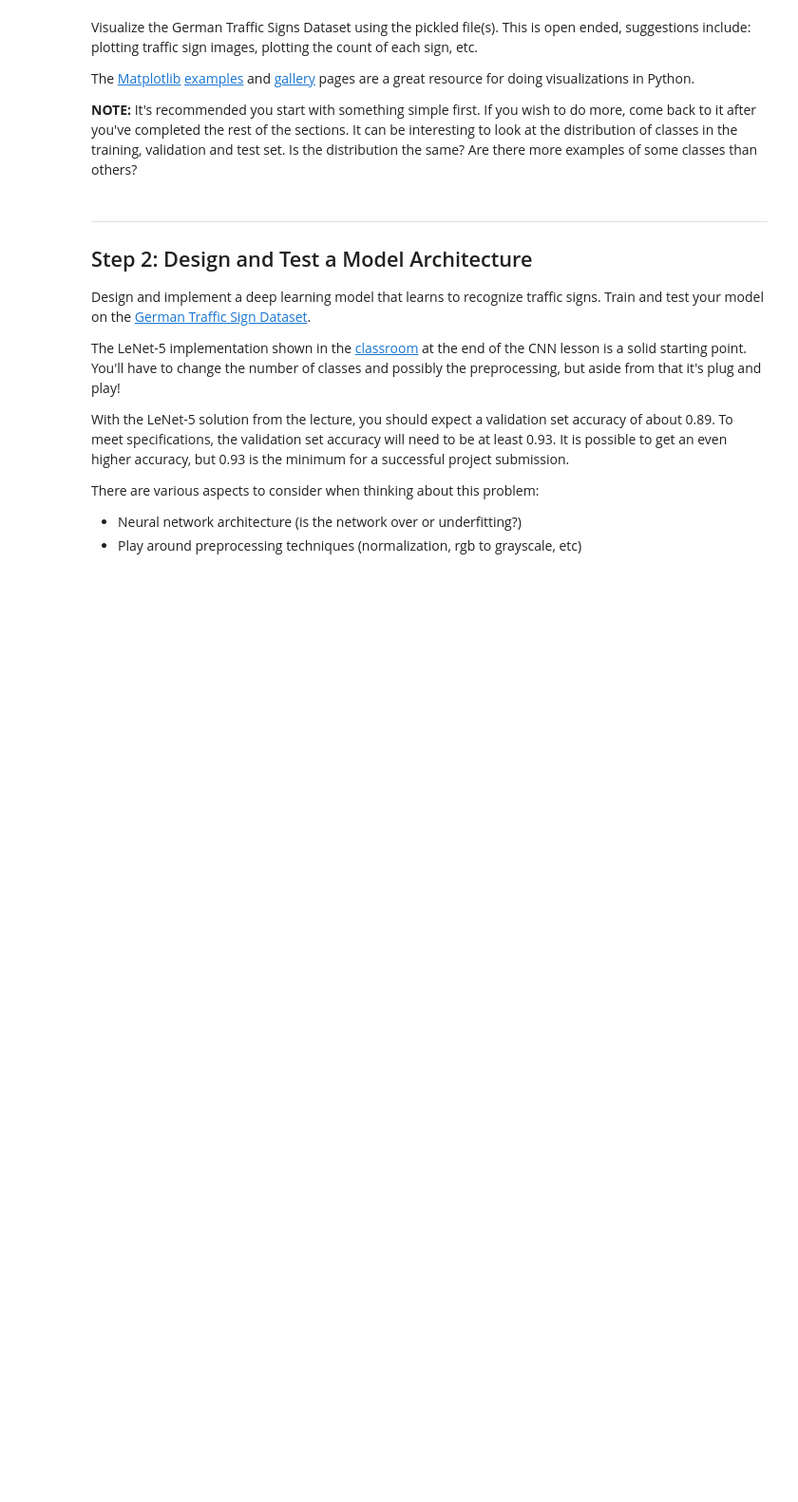
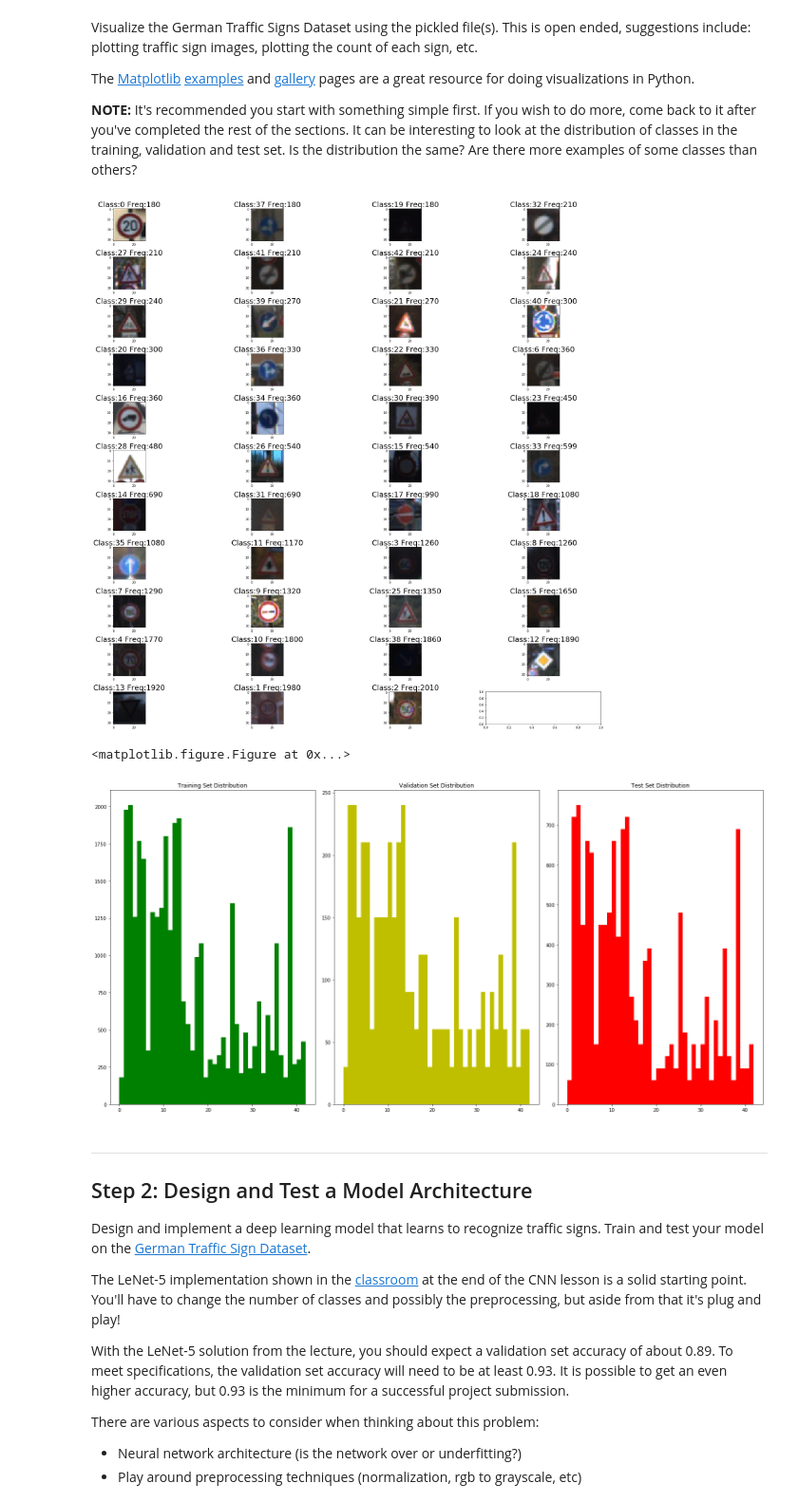
Before and after one commit to AbdulTheProgrammer/CarND-Traffic-Sign-Classifier-Project, a Jupyter notebook: Traffic_Sign_Classifier.ipynb, the cells around one changed output. Shown: that part at 95% size. Drawn from its saved outputs; the diff is of its cells as text; code cells hidden in the pictures; blank space fills up the shorter version.

```diff
--- a/Traffic_Sign_Classifier.ipynb
+++ b/Traffic_Sign_Classifier.ipynb
@@ -93,36 +98,66 @@ The [Matplotlib](http://matplotlib.org/) [examples](http://matplotlib.org/exampl
 # %%
 ### Data exploration visualization code goes here.
 ### Feel free to use as many code cells as needed.
 import random
 import matplotlib.pyplot as plt
+from sklearn.utils import shuffle
+from math import ceil
 # Visualizations will be shown in the notebook.
 %matplotlib inline
+#X_train, y_train = shuffle(X_train, y_train)
 
-index = random.randint(0, len(X_train))
-image = X_train[index].squeeze()
 
-plt.figure(figsize=(1,1))
-plt.imshow(image)
+print_batch = n_classes
+start = random.randint(0, len(X_train) - print_batch)
 
-fig, (ax0, ax1, ax2) = plt.subplots(ncols=3, figsize=(8, 4))
+u, indices, freq = np.unique(y_train, return_index=True, return_counts=True)
+stacked = np.vstack((u, indices, freq))
+combined = stacked[:,np.argsort(stacked[2])]
 
-ax0.hist(y_train, histtype='stepfilled', facecolor='g')
+u = combined[0, :]
+indices= combined[1, :]
+freq = combined[2, :]
+labels = np.array(y_train)[[indices]]
+images = np.array(X_train)[[indices]]
+
+f, axarr = plt.subplots(ceil(print_batch/4.0),4 , figsize=(32,32))
+plt.figure()
+f.subplots_adjust(hspace=.5)
+y_index = 0
+for i in range(0, print_batch, 4):
+    for j in range(i, i + 4):
+        if j < print_batch:
+            subtitle = "Class:" + str(labels[j]) + " Freq:" + str(freq[j])
+            axarr[y_index,j - i].set_title(subtitle, fontsize=25)
+            axarr[y_index, j - i].imshow(images[j].squeeze())
+            axarr[y_index ,j - i].set_aspect(aspect=1, adjustable='box')
+    y_index += 1
+
+bins = range(n_classes)
+fig, (ax0, ax1, ax2) = plt.subplots(ncols=3, figsize=(20, 10))
+
+ax0.hist(y_train, bins,  histtype='stepfilled', facecolor='g')
 ax0.set_title('Training Set Distribution')
 
 # Create a histogram by providing the bin edges (unequally spaced).
-ax1.hist(y_valid, histtype='stepfilled', facecolor='y')
+ax1.hist(y_valid, bins, histtype='stepfilled', facecolor='y')
 ax1.set_title('Validation Set Distribution')
 
 
 # Create a histogram by providing the bin edges (unequally spaced).
-ax2.hist(y_test, histtype='stepfilled', facecolor='r')
+ax2.hist(y_test, bins,  histtype='stepfilled', facecolor='r')
 ax2.set_title('Test Set Distribution')
 
 fig.tight_layout()
 plt.show()
+plt.close('all')
 
-
-print(y_train[index])
+#leave the relative distributions of the signs the same -> biases the model to pick the sign with higher frequency
+#in the training set at times of uncertainty
+# %% [output]
+[figure, added]
+<matplotlib.figure.Figure at 0x...>
+[figure, added]
 # %% [markdown]
 ----
 
```
Also changed, not shown: parts of 5 cells of this notebook, 3 other files.
